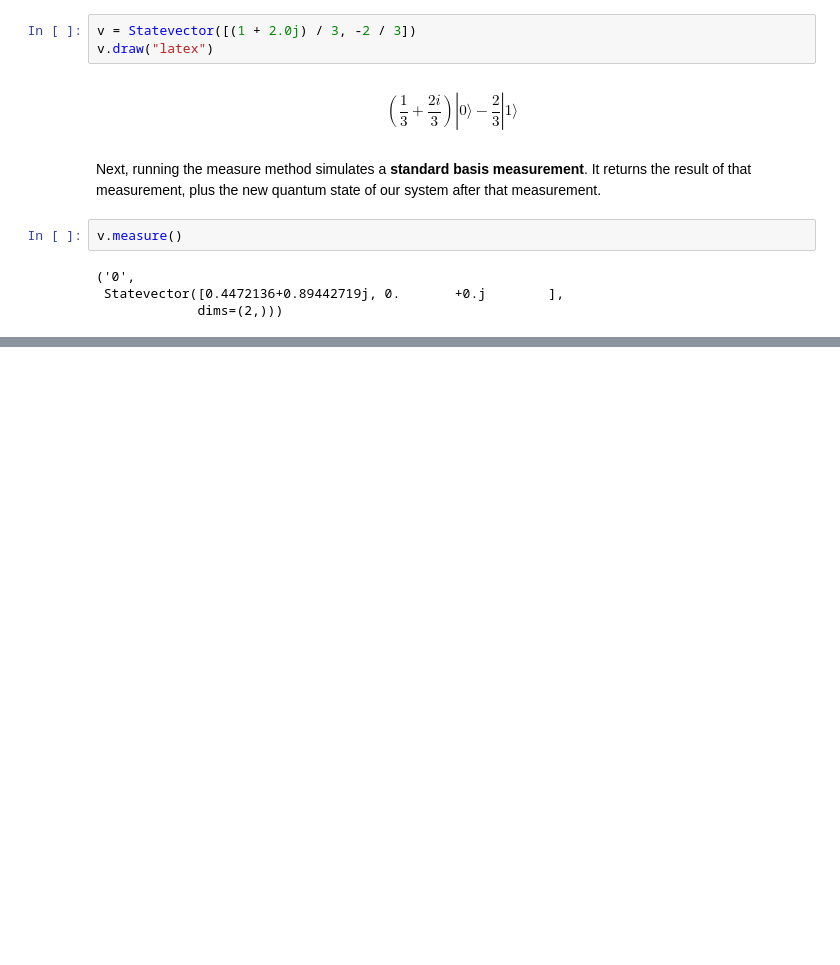
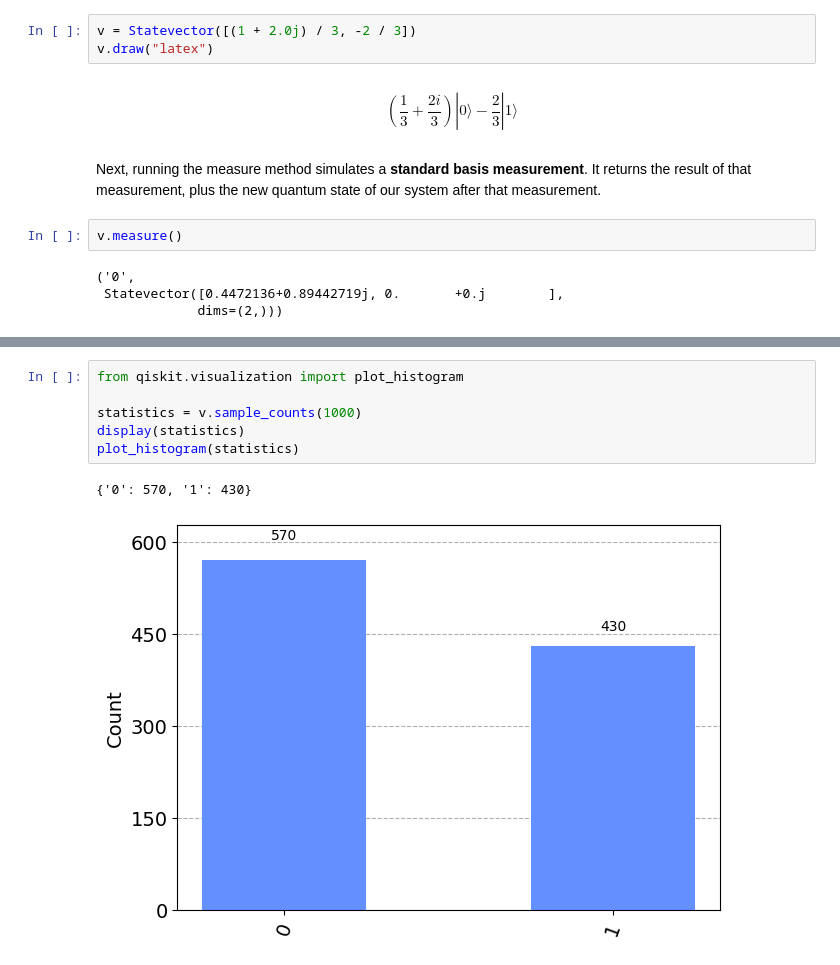
Before and after one commit to PavanCyborg/Qiskit-Notes, a Jupyter notebook: Quantum Computing Full.ipynb, the cells around one changed output, grey strips where cells are left out. Cells and saved outputs as stored; diff of their text form; blank space fills up the shorter version.

Commit message:
" Example programs of Qiskit for single Qubit systems "

```diff
--- a/Quantum Computing Full.ipynb
+++ b/Quantum Computing Full.ipynb
@@ -1950,0 +1961,9 @@ For the particular example of the vector v defined above, the measure method def
+# %%
+from qiskit.visualization import plot_histogram
+
+statistics = v.sample_counts(1000)
+display(statistics)
+plot_histogram(statistics)
+# %% [output]
+{'0': 570, '1': 430}
+[figure, added]
```
Also changed, not shown: parts of 23 cells of this notebook.
